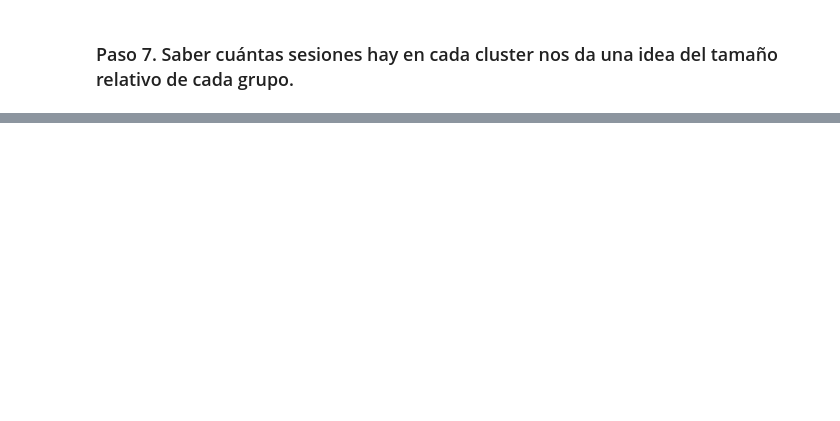
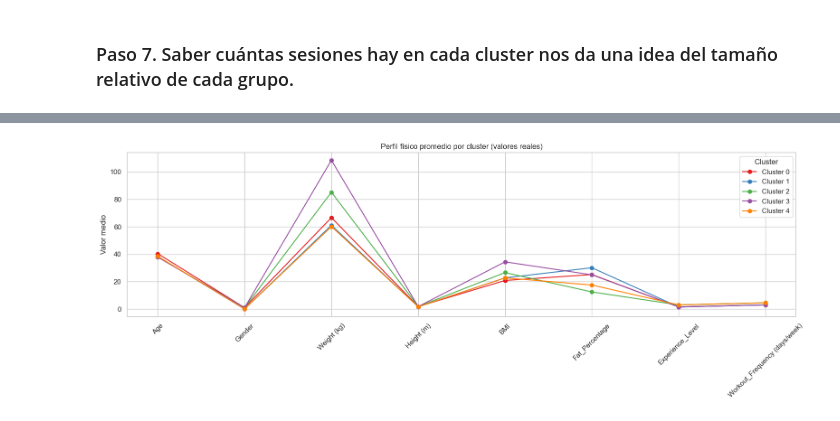
Before and after one commit to carlyg7/TFG, a Jupyter notebook: clustering.ipynb, the cells around one changed output, grey strips where cells are left out. Drawn from its saved outputs; the diff is of its cells as text; code cells hidden in the pictures; blank space fills up the shorter version.

```diff
--- a/clustering.ipynb
+++ b/clustering.ipynb
@@ -266,0 +315,3 @@ Practican más yoga y cardio, lo que tiene sentido si son usuarios más experime
+# %%
+dataset['cluster'] = kmeans.fit_predict(X_scaled)
+dataset.to_csv("dataset_con_clusters.csv", index=False)
@@ -266,0 +358,24 @@ Practican más yoga y cardio, lo que tiene sentido si son usuarios más experime
+# %%
+import matplotlib.pyplot as plt
+import seaborn as sns
+import pandas as pd
+
+# Calculamos los centroides reales (no escalados)
+centroids_real = dataset.groupby('cluster')[features].mean().T  # Transponemos para tener atributos en X
+
+# Representación gráfica
+plt.figure(figsize=(16, 6))
+sns.set(style="whitegrid")
+palette = sns.color_palette("Set1", n_colors=centroids_real.shape[1])
+
+for i, col in enumerate(centroids_real.columns):
+    plt.plot(centroids_real.index, centroids_real[col], marker='o', label=f'Cluster {col}', color=palette[i])
+
+plt.title("Perfil físico promedio por cluster (valores reales)")
+plt.ylabel("Valor medio")
+plt.xticks(rotation=45)
+plt.legend(title="Cluster", loc="upper right")
+plt.tight_layout()
+plt.show()
+# %% [output]
+[figure, added]
```
Also changed, not shown: parts of 29 cells of this notebook, 7 other files.
